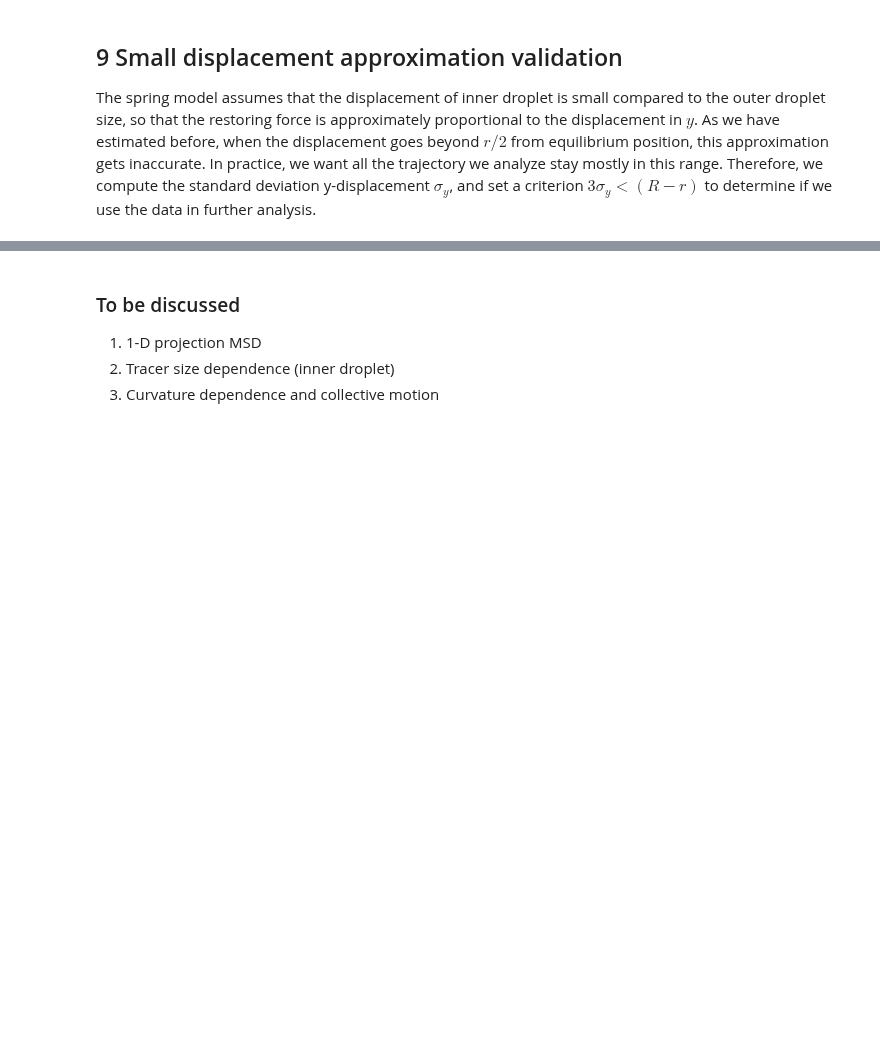
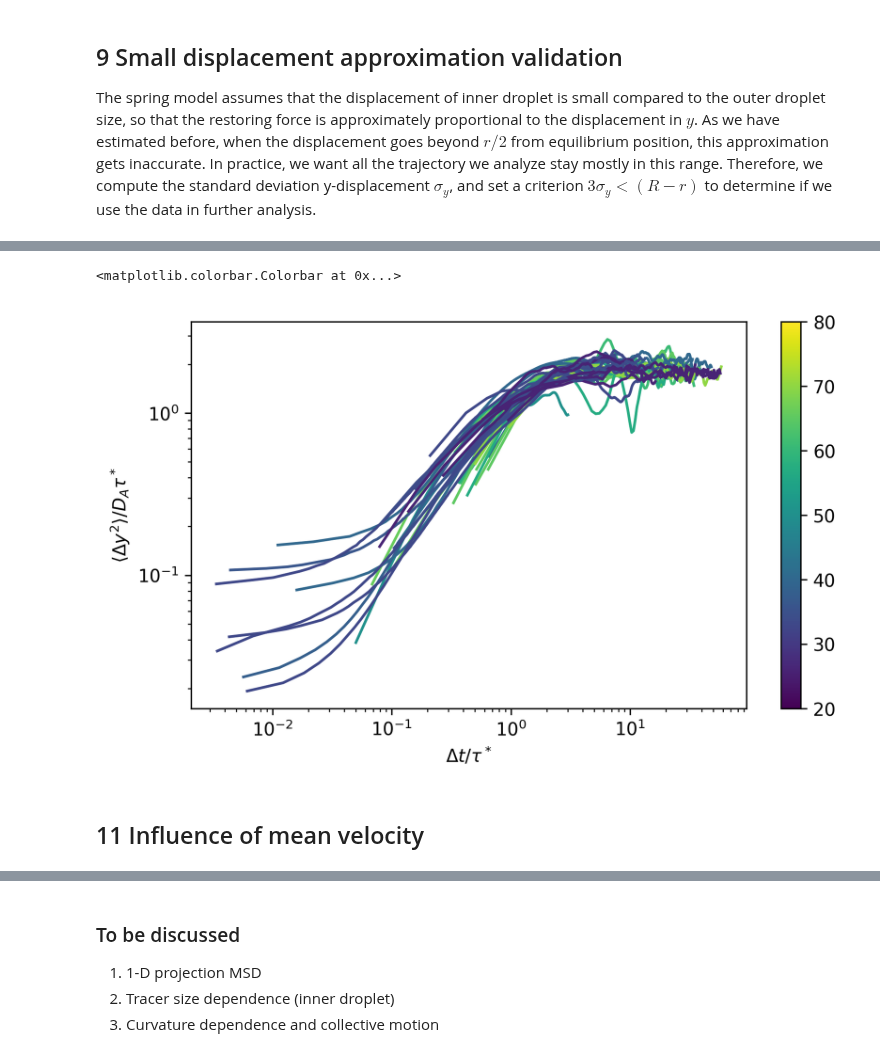
Before and after one commit to ZLoverty/DE, a Jupyter notebook: Code/DE data analysis.ipynb, the cells around one changed output, grey strips where cells are left out. Cells and saved outputs as stored; diff of their text form; code cells hidden in the pictures; blank space fills up the shorter version.

```diff
--- a/Code/DE data analysis.ipynb
+++ b/Code/DE data analysis.ipynb
@@ -1219,0 +1170,28 @@ plt.scatter(log1["(D-d)/d"], log1["DA_fit"]/log1["mean velocity (1s)"])
+# %%
+log2 = log1.dropna(subset=["t2_fit", "DA_fit"])
+count = 0
+norm = colors.Normalize(vmin=20, vmax=80)
+viridis = plt.cm.get_cmap("viridis")
+plt.figure(figsize=(7, 4), dpi=300)
+for num, i in log2.iterrows():
+    nDE = int(i["DE#"])
+    if nDE == 172 or nDE == 161:
+        continue
+    t2 = i["t2_fit"]
+    DA = i["DA_fit"]
+    plt.plot(msd[nDE].lagt/t2, msd[nDE]["<y^2>"]/DA/t2,
+             color=viridis(norm(i.OD)), label=nDE)
+    count += 1
+#     if len(msd[nDE]) != 0:
+#         plt.annotate(nDE,
+#                      [msd[nDE].lagt.iloc[-1]/t2, msd[nDE]["<y^2>"].iloc[-1]/DA/t2],
+#                      xycoords="data")
+plt.loglog()
+plt.xlabel("$\Delta t/\\tau^*$")
+plt.ylabel("$\langle \Delta y^2 \\rangle / D_A\\tau^*$")
+
+sm = cm.ScalarMappable(norm=norm, cmap="viridis")
+plt.colorbar(sm)
+# %% [output]
+<matplotlib.colorbar.Colorbar at 0x...>
+[figure, added]
@@ -1219,0 +1200,2 @@ plt.scatter(log1["(D-d)/d"], log1["DA_fit"]/log1["mean velocity (1s)"])
+# %% [markdown]
+## 11 Influence of mean velocity
```
Also changed, not shown: parts of 43 cells of this notebook, 21 other files.
